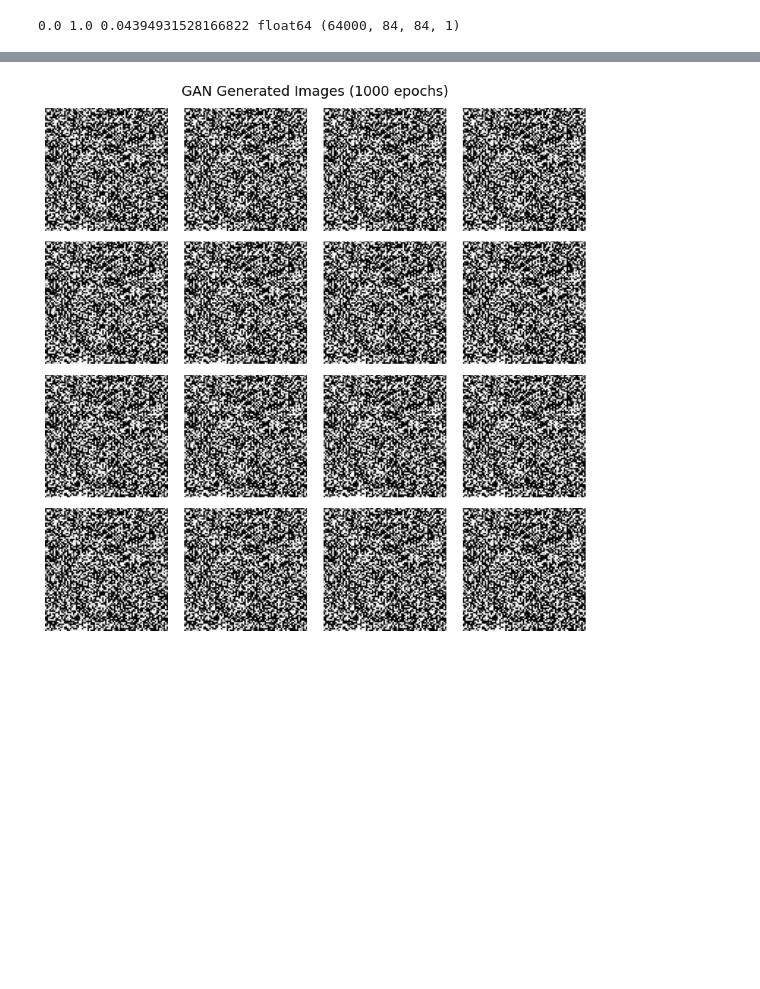
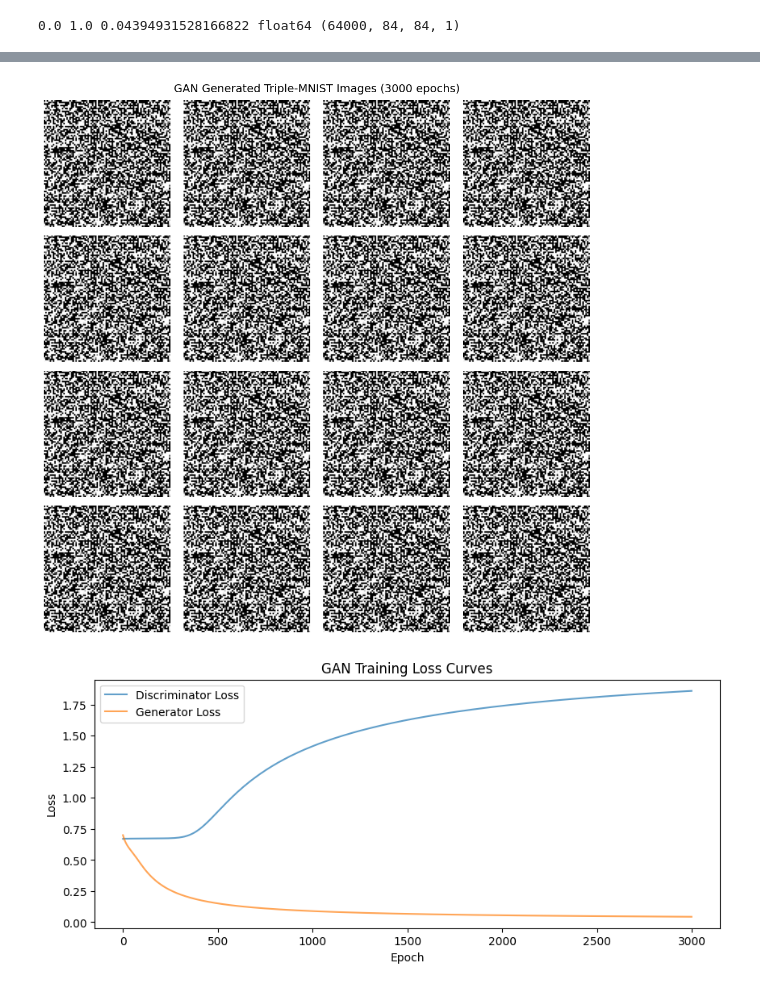
Before and after one commit to Musyoka7/Machine-Learning-Course-work-, a Jupyter notebook: notebooks/Code.ipynb, the cells around one changed output, grey strips where cells are left out. Saved outputs shown, nothing was run; the diff lists cells and outputs as text; code cells hidden in the pictures; blank space fills up the shorter version.

```diff
--- a/notebooks/Code.ipynb
+++ b/notebooks/Code.ipynb
@@ -1443,20 +1443,23 @@ Model: "sequential_6"
  Trainable params: 1,956,257 (7.46 MB)
  Non-trainable params: 448 (1.75 KB)
 # %%
-# Task 5b: GAN - Build Discriminator
+# Task 5b: GAN - Build Discriminator (with Dropout to prevent collapse)
 from tensorflow.keras.optimizers import Adam
 def build_discriminator():
     model = models.Sequential([
         layers.Conv2D(32, (4, 4), strides=(2, 2), padding='same', input_shape=(84, 84, 1)),
         layers.LeakyReLU(0.2),
+        layers.Dropout(0.3),  # ADDED: Prevents D from being too strong
 
         layers.Conv2D(64, (4, 4), strides=(2, 2), padding='same'),
         layers.BatchNormalization(),
         layers.LeakyReLU(0.2),
+        layers.Dropout(0.3),  # ADDED
 
         layers.Conv2D(128, (4, 4), strides=(2, 2), padding='same'),
         layers.BatchNormalization(),
         layers.LeakyReLU(0.2),
+        layers.Dropout(0.3),  # ADDED
 
         layers.Flatten(),
         layers.Dense(1, activation='sigmoid')
@@ -1556,18 +1597,24 @@ GAN training complete!
 # %%
-# Visualise generated images
-import matplotlib.pyplot as plt
-# Generate 16 fake images
+# Visualize final generated images
 noise = np.random.normal(0, 1, (16, latent_dim))
 generated_images = generator.predict(noise, verbose=0)
-# Rescale from [-1, 1] to [0, 1] for display
-generated_images = (generated_images + 1) / 2
-# Plot
-fig, axes = plt.subplots(4, 4, figsize=(8, 8))
-fig.suptitle('GAN Generated Images (1000 epochs)', fontsize=14)
+generated_images = (generated_images + 1) / 2  # Rescale to [0, 1]
+fig, axes = plt.subplots(4, 4, figsize=(10, 10))
+fig.suptitle(f'GAN Generated Triple-MNIST Images ({epochs} epochs)', fontsize=14)
 for i, ax in enumerate(axes.flatten()):
     ax.imshow(generated_images[i, :, :, 0], cmap='gray')
     ax.axis('off')
 plt.tight_layout()
 plt.show()
+# Plot loss curves
+plt.figure(figsize=(10, 4))
+plt.plot(d_losses, label='Discriminator Loss', alpha=0.7)
+plt.plot(g_losses, label='Generator Loss', alpha=0.7)
+plt.xlabel('Epoch')
+plt.ylabel('Loss')
+plt.title('GAN Training Loss Curves')
+plt.legend()
+plt.show()
 # %% [output]
-[figure, old version]
+[figure, new version]
+[figure, added]
```
Also changed, not shown: parts of 4 cells of this notebook.
